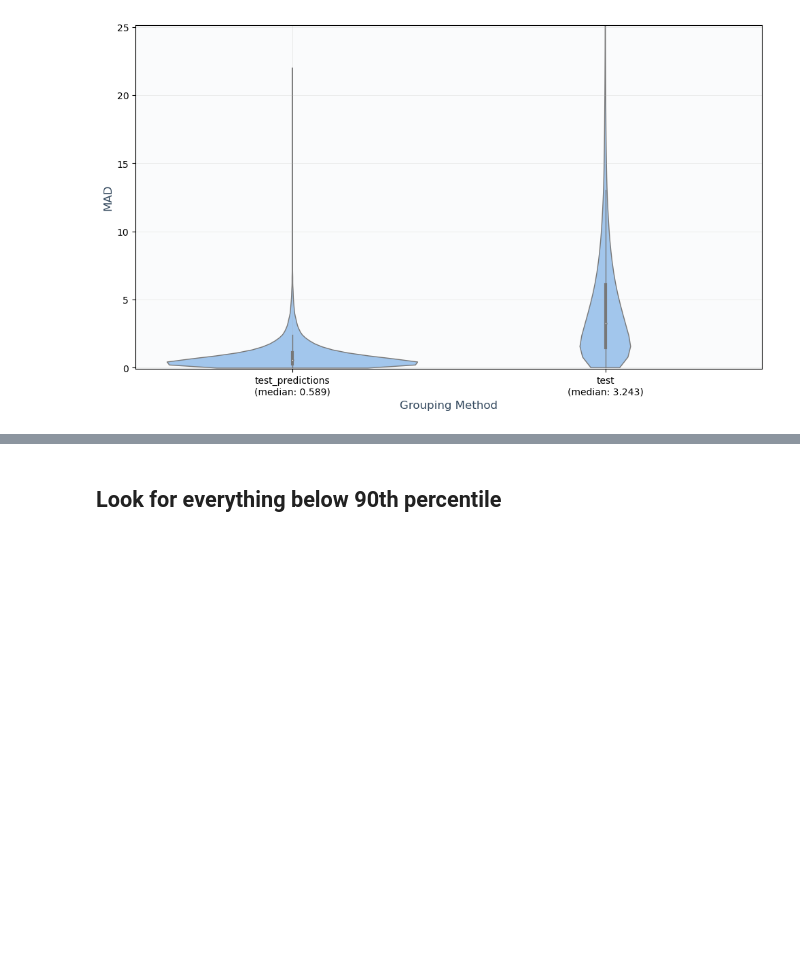
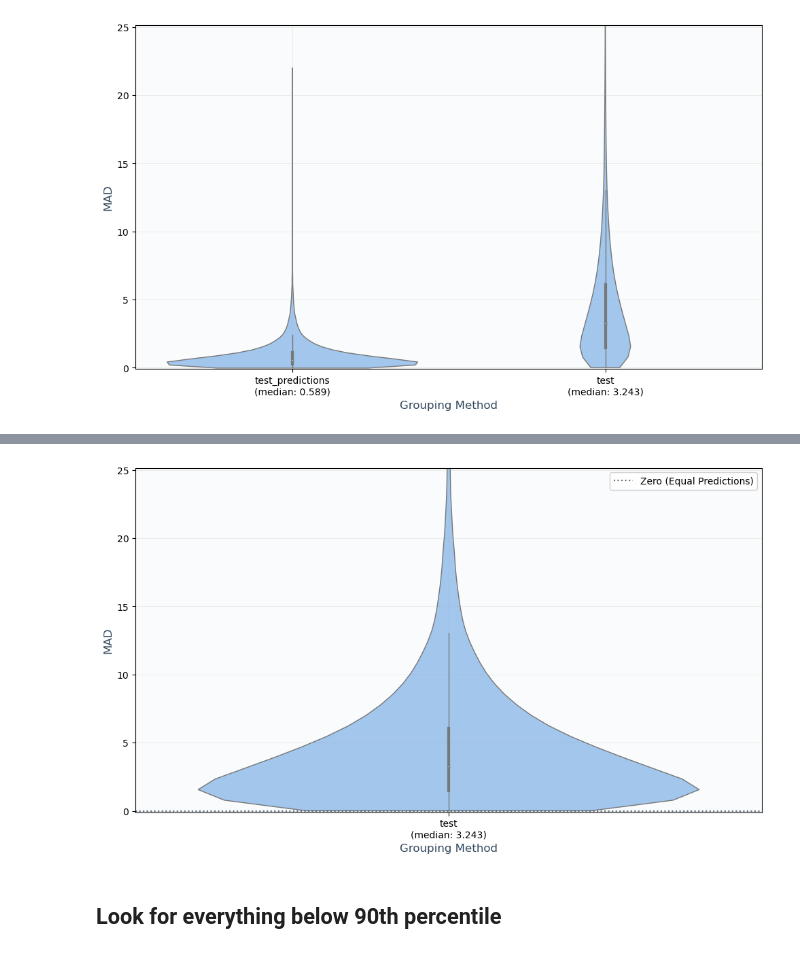
Before and after one commit to WannesLamberts/MTL-peptide-property-prediction-pool, a Jupyter notebook: notebooks/model_interpretation_test.ipynb, the cells around one changed output, grey strips where cells are left out. Drawn from its saved outputs; the diff is of its cells as text; code cells hidden in the pictures; blank space fills up the shorter version.

```diff
--- a/notebooks/model_interpretation_test.ipynb
+++ b/notebooks/model_interpretation_test.ipynb
@@ -48,3 +52,7 @@ create_MAD_comparison_violinplot([mad_predictions,mad_truth],["test_predictions"
+# %%
+create_MAD_comparison_violinplot([mad_truth],["test"],title="",percentile_cutoff=0.995)
+# %% [output]
+[figure, added]
 # %% [markdown]
 ## Look for everything below 90th percentile
 # %%
```
Also changed, not shown: parts of 1 cell of this notebook, 4 other files.
